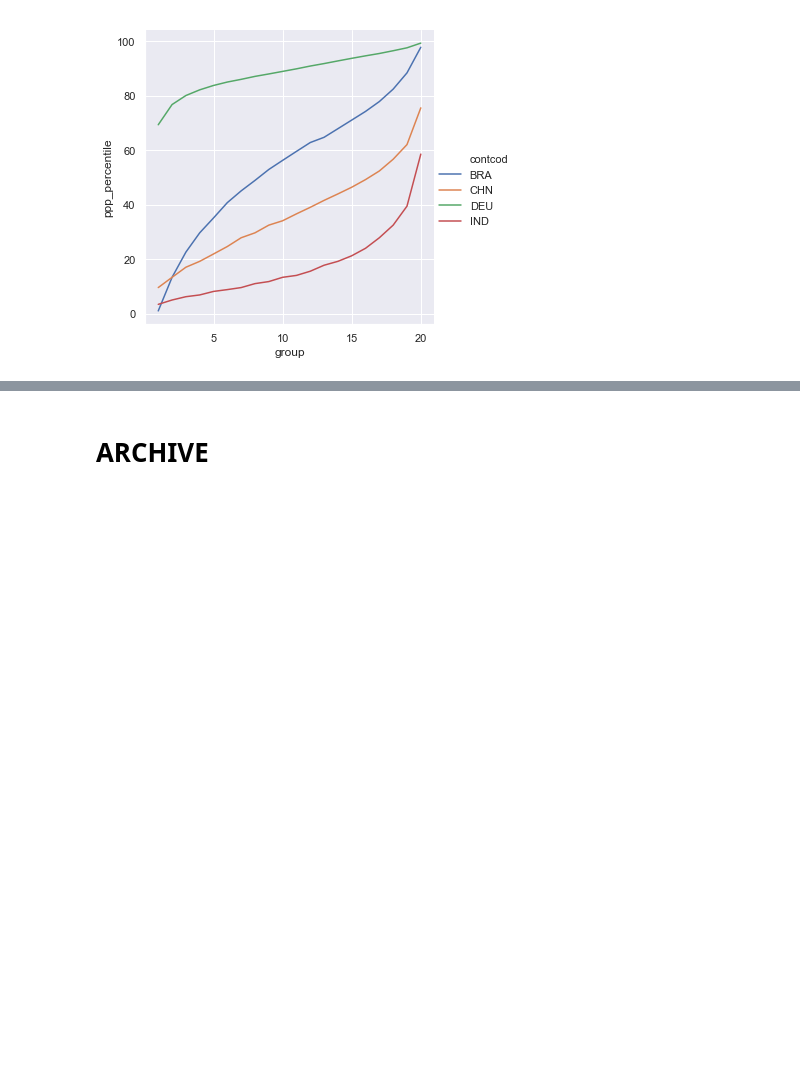
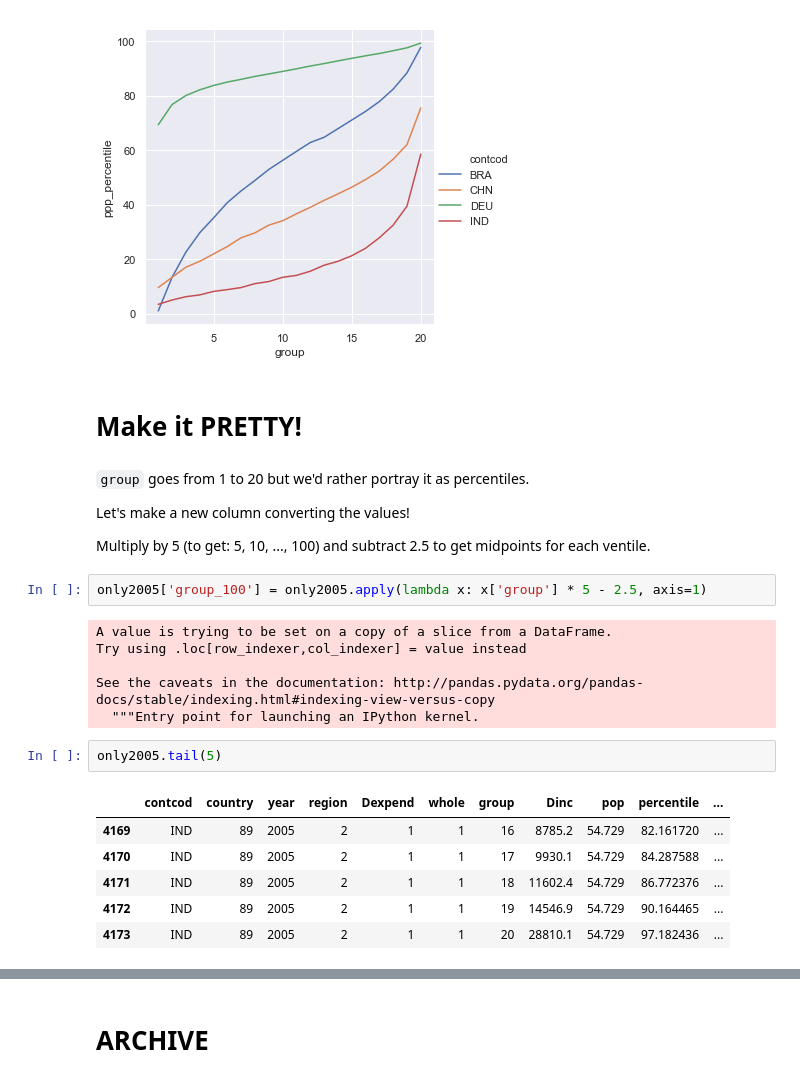
Before and after one commit to whyboris/Global-Income-Distribution, a Jupyter notebook: world_income_distribution.ipynb, the cells around one changed output, grey strips where cells are left out. Cells and saved outputs as stored; diff of their text form; blank space fills up the shorter version.

```diff
--- a/world_income_distribution.ipynb
+++ b/world_income_distribution.ipynb
@@ -248,3 +254,28 @@ See the caveats in the documentation: http://pandas.pydata.org/pandas-docs/stabl
 sns.relplot(x="group", y="ppp_percentile", kind="line", hue="contcod", legend="full", data=only2005);
 # %% [output]
 [figure]
+# %% [markdown]
+# Make it PRETTY!
+# %% [markdown]
+`group` goes from 1 to 20 but we'd rather portray it as percentiles.
+
+Let's make a new column converting the values!
+
+Multiply by 5 (to get: 5, 10, ..., 100) and subtract 2.5 to get midpoints for each ventile.
+# %%
+only2005['group_100'] = only2005.apply(lambda x: x['group'] * 5 - 2.5, axis=1)
+# %% [output]
+A value is trying to be set on a copy of a slice from a DataFrame.
+Try using .loc[row_indexer,col_indexer] = value instead
+
+See the caveats in the documentation: http://pandas.pydata.org/pandas-docs/stable/indexing.html#indexing-view-versus-copy
+  """Entry point for launching an IPython kernel.
+# %%
+only2005.tail(5)
+# %% [output]
+|  | contcod | country | year | region | Dexpend | whole | group | Dinc | pop | percentile | ... |
+| 4169 | IND | 89 | 2005 | 2 | 1 | 1 | 16 | 8785.2 | 54.729 | 82.161720 | ... |
+| 4170 | IND | 89 | 2005 | 2 | 1 | 1 | 17 | 9930.1 | 54.729 | 84.287588 | ... |
+| 4171 | IND | 89 | 2005 | 2 | 1 | 1 | 18 | 11602.4 | 54.729 | 86.772376 | ... |
+| 4172 | IND | 89 | 2005 | 2 | 1 | 1 | 19 | 14546.9 | 54.729 | 90.164465 | ... |
+| 4173 | IND | 89 | 2005 | 2 | 1 | 1 | 20 | 28810.1 | 54.729 | 97.182436 | ... |
```
Also changed, not shown: parts of 7 cells of this notebook.
